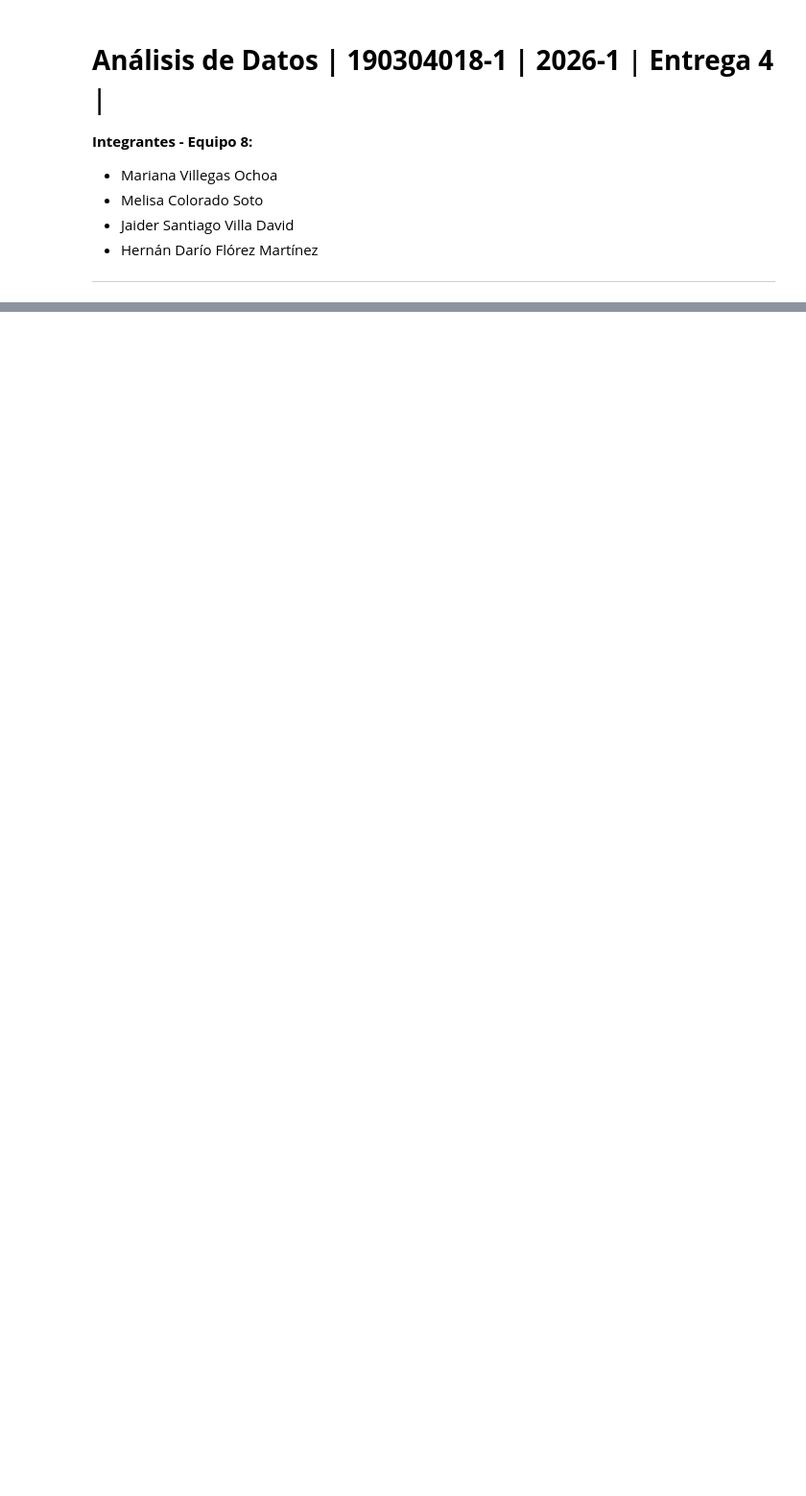
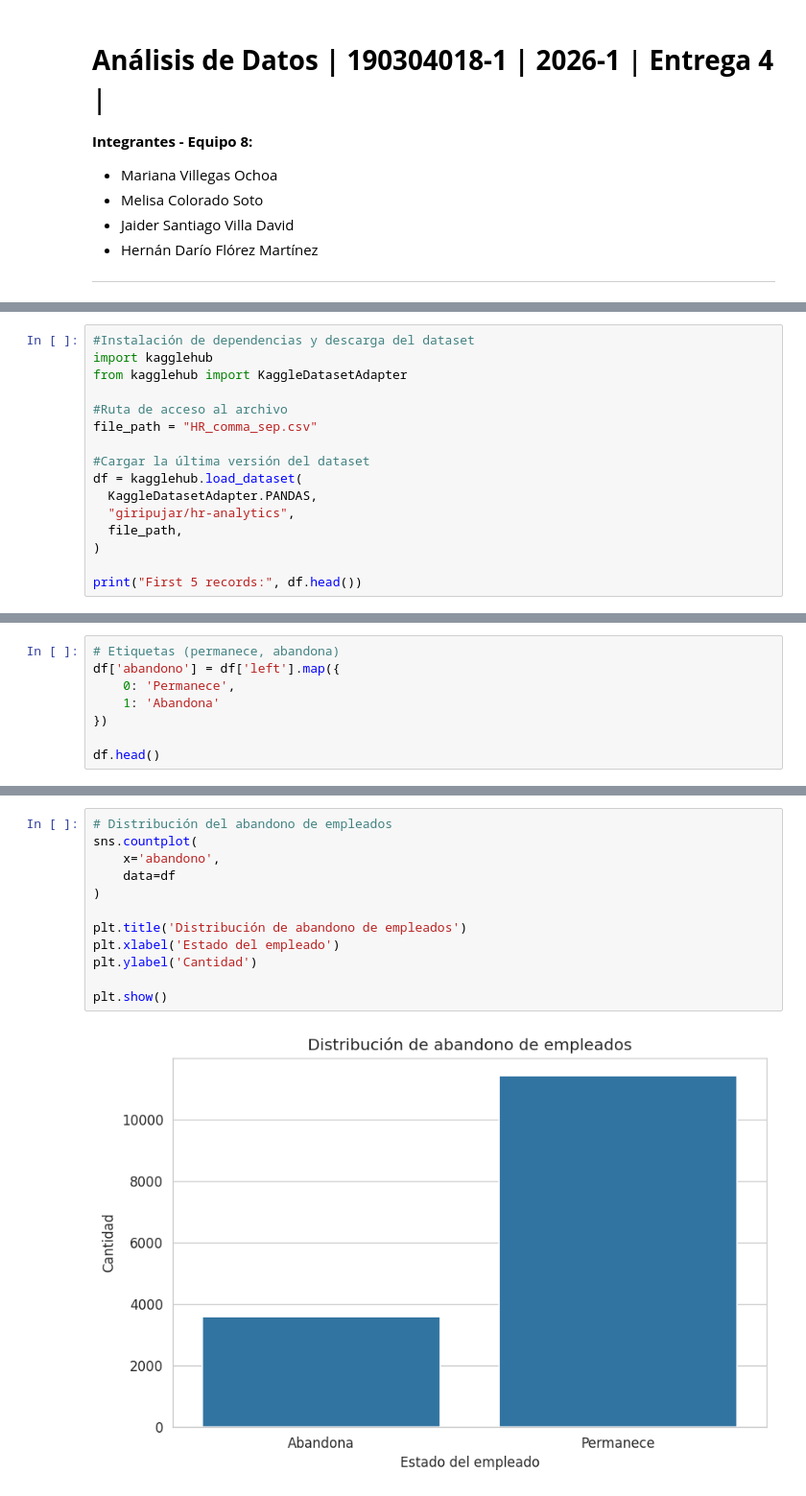
Before and after one commit to hdflorez/Entrega_4, a Jupyter notebook: Ej5_HR_Analytics_Employee_Attrition.ipynb, the cells around one changed output, grey strips where cells are left out. Shown at 96% size. Drawn from its saved outputs; the diff is of its cells as text; blank space fills up the shorter version.

```diff
--- a/Ej5_HR_Analytics_Employee_Attrition.ipynb
+++ b/Ej5_HR_Analytics_Employee_Attrition.ipynb
@@ -16,0 +19,16 @@ Recuperado de Kaggle: https://www.kaggle.com/datasets/giripujar/hr-analytics
+# %%
+#Instalación de dependencias y descarga del dataset
+import kagglehub
+from kagglehub import KaggleDatasetAdapter
+
+#Ruta de acceso al archivo
+file_path = "HR_comma_sep.csv"
+
+#Cargar la última versión del dataset
+df = kagglehub.load_dataset(
+  KaggleDatasetAdapter.PANDAS,
+  "giripujar/hr-analytics",
+  file_path,
+)
+
+print("First 5 records:", df.head())
@@ -16,0 +111,8 @@ Recuperado de Kaggle: https://www.kaggle.com/datasets/giripujar/hr-analytics
+# %%
+# Etiquetas (permanece, abandona)
+df['abandono'] = df['left'].map({
+    0: 'Permanece',
+    1: 'Abandona'
+})
+
+df.head()
@@ -16,0 +126,14 @@ Recuperado de Kaggle: https://www.kaggle.com/datasets/giripujar/hr-analytics
+# %%
+# Distribución del abandono de empleados
+sns.countplot(
+    x='abandono',
+    data=df
+)
+
+plt.title('Distribución de abandono de empleados')
+plt.xlabel('Estado del empleado')
+plt.ylabel('Cantidad')
+
+plt.show()
+# %% [output]
+[figure, added]
```
Also changed, not shown: parts of 26 cells of this notebook.
